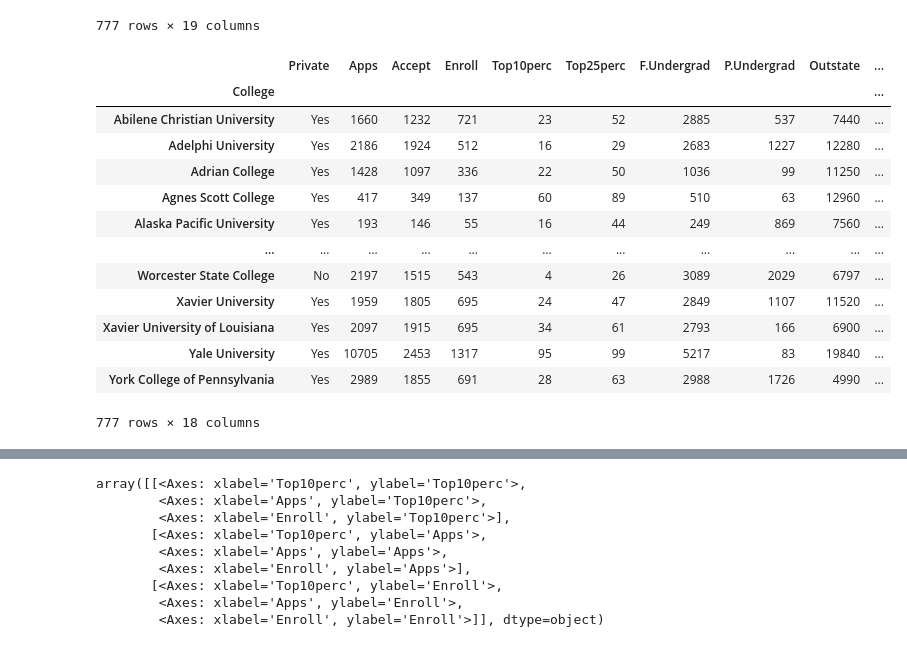
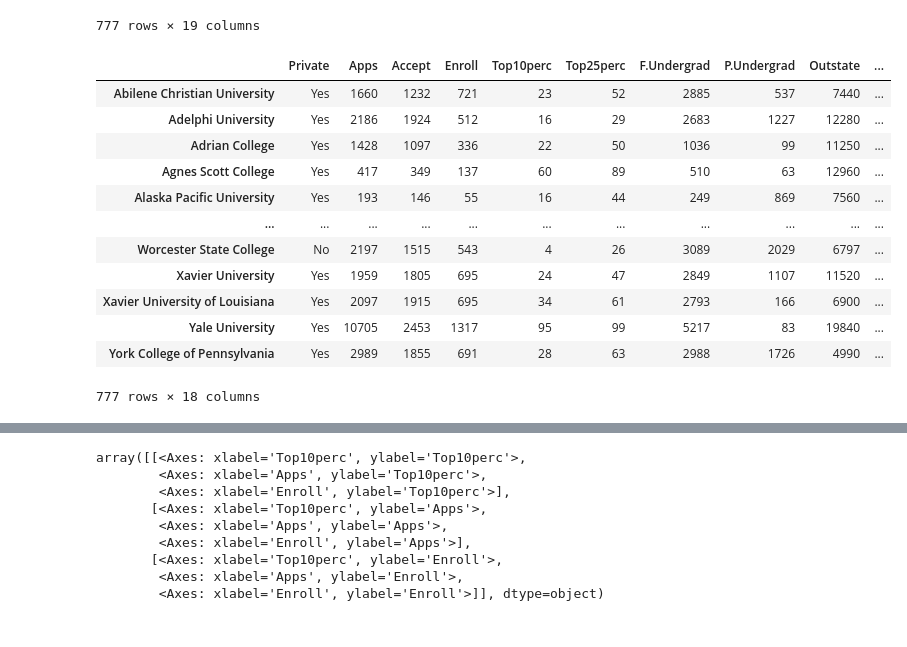
Before and after one commit to pontuskungsbacka/data-processing-PONTUS-JOHANSSON, a Jupyter notebook: Lab-1/lab1.ipynb, the cells around one changed output, grey strips where cells are left out. Saved outputs shown, nothing was run; the diff lists cells and outputs as text; code cells hidden in the pictures.

```diff
--- a/Lab-1/lab1.ipynb
+++ b/Lab-1/lab1.ipynb
@@ -33,15 +33,9 @@ college
 # %%
 # --- TASK B ---
 college2 = pd.read_csv('College.csv', index_col=0)
-college3 = college.rename({'Unnamed: 0': 'College'}, axis=1)
-college3 = college3.set_index('College')
-
-college = college3
-
-college
+college2
 # %% [output]
 |  | Private | Apps | Accept | Enroll | Top10perc | Top25perc | F.Undergrad | P.Undergrad | Outstate | ... |
-| College |  |  |  |  |  |  |  |  |  | ... |
 | Abilene Christian University | Yes | 1660 | 1232 | 721 | 23 | 52 | 2885 | 537 | 7440 | ... |
 | Adelphi University | Yes | 2186 | 1924 | 512 | 16 | 29 | 2683 | 1227 | 12280 | ... |
 | Adrian College | Yes | 1428 | 1097 | 336 | 22 | 50 | 1036 | 99 | 11250 | ... |
```
Also changed, not shown: parts of 2 cells of this notebook.
